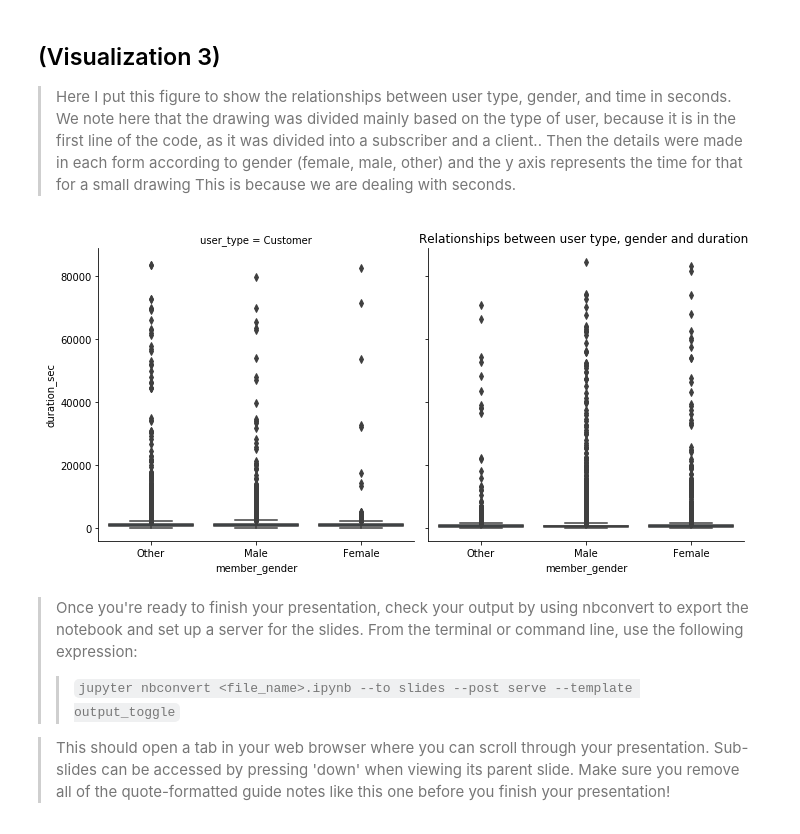
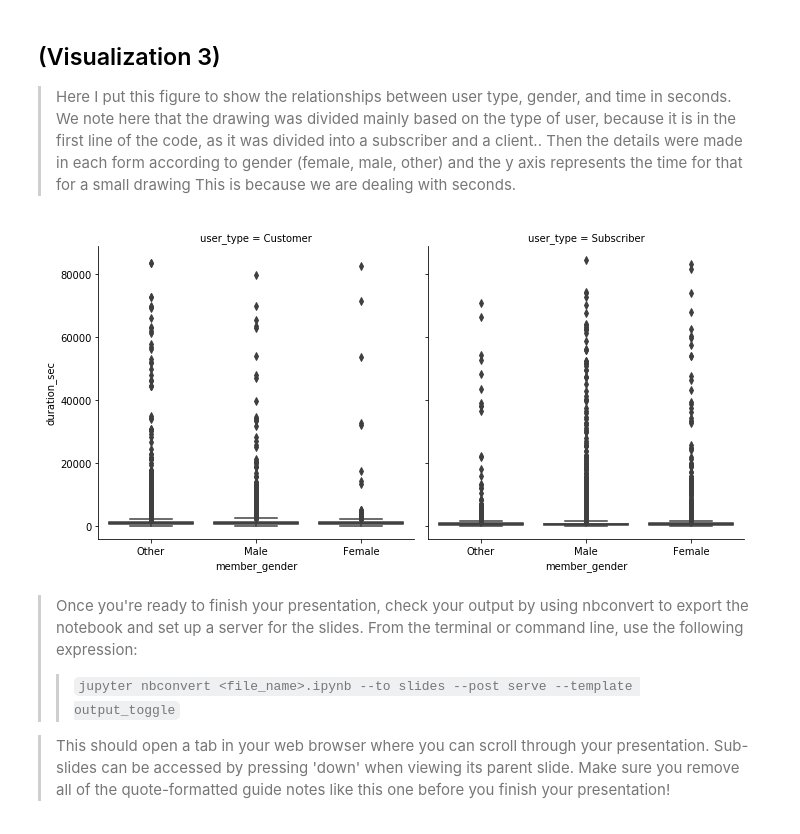
Before and after one commit to ReemShaya/Communicate-Data-findings-Project, a Jupyter notebook: slide_deck_template.ipynb, the cells around one changed output. Saved outputs shown, nothing was run; the diff lists cells and outputs as text; code cells hidden in the pictures.

```diff
--- a/slide_deck_template.ipynb
+++ b/slide_deck_template.ipynb
@@ -55,11 +55,11 @@ plt.title('Relation between gender and bike share for all trip');
 > Here I put this figure to show the relationships between user type, gender, and time in seconds.
 We note here that the drawing was divided mainly based on the type of user, because it is in the first line of the code, as it was divided into a subscriber and a client.. Then the details were made in each form according to gender (female, male, other) and the y axis represents the time for that for a small drawing This is because we are dealing with seconds.
 # %%
-g = sb.FacetGrid(data = df_ford, col = 'user_type', size = 5)
-g.map(sb.boxplot, 'member_gender', 'duration_sec')
-plt.title('Relationships between user type, gender and duration ');
+g = sb.FacetGrid(data = df_ford, col = 'user_type', size = 5);
+g.map(sb.boxplot, 'member_gender', 'duration_sec');
+# plt.title('Relationships between user type, gender and duration ');
 # %% [output]
-[figure, old version]
+[figure, new version]
 # %% [markdown]
 > Once you're ready to finish your presentation, check your output by using
 nbconvert to export the notebook and set up a server for the slides. From the
```
Also changed, not shown: parts of 1 cell of this notebook, 3 other files.
